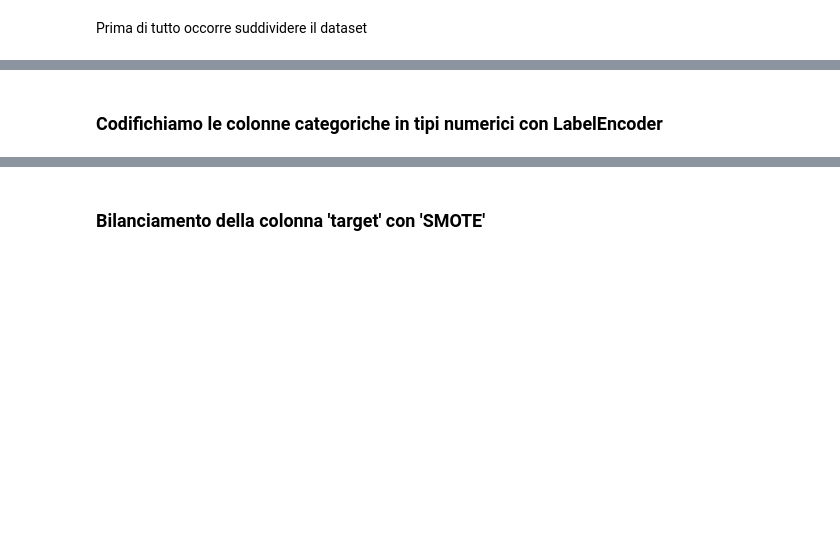
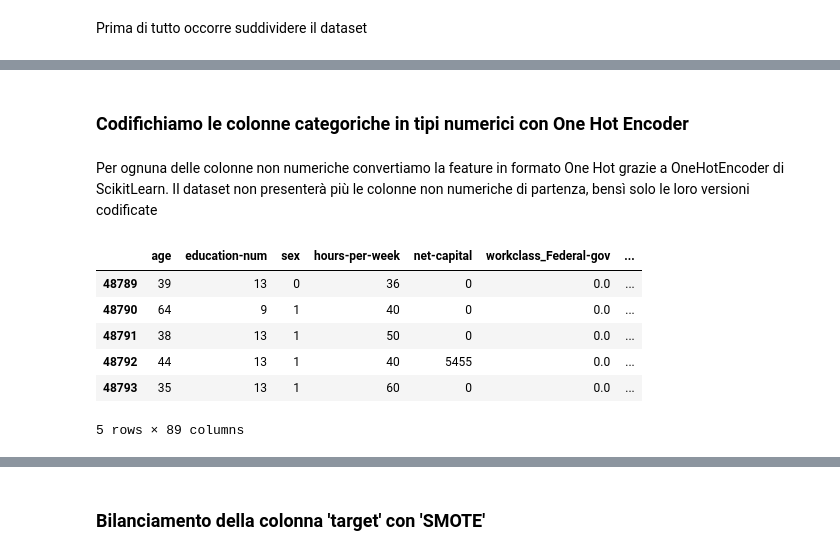
Before and after one commit to NicoSanse/ML_Project, a Jupyter notebook: Project.ipynb, the cells around one changed output, grey strips where cells are left out. Drawn from its saved outputs; the diff is of its cells as text; code cells hidden in the pictures; blank space fills up the shorter version.

```diff
--- a/Project.ipynb
+++ b/Project.ipynb
@@ -1049,12 +1051,12 @@ Invece ciò che si farà sarà considerare l'uso di modelli robusti agli outlier
 Prima di tutto occorre suddividere il dataset
 # %%
 fnlwgt =pd.DataFrame()
-fnlwgt = df[['fnlwgt']].copy()
+fnlwgt = df[['fnlwgt']]
 
 y = pd.DataFrame()
-y = df[['target']].copy()
+y = df[['target']]
 
-X = df.drop(labels=['fnlwgt', 'target'], axis=1).copy()
+X = df.drop(labels=['fnlwgt', 'target'], axis=1)
 # %%
 fnlwgt
 # %% [output]
@@ -1106,2 +1123,20 @@ X
 # %% [markdown]
-### Codifichiamo le colonne categoriche in tipi numerici con LabelEncoder
+### Codifichiamo le colonne categoriche in tipi numerici con One Hot Encoder
+# %% [markdown]
+Per ognuna delle colonne non numeriche convertiamo la feature in formato One Hot grazie a OneHotEncoder di ScikitLearn. Il dataset non presenterà più le colonne non numeriche di partenza, bensì solo le loro versioni codificate
+# %%
+one_hot_encoder = OneHotEncoder(sparse_output=False).set_output(transform='pandas')
+
+for categorical_column in ['workclass', 'marital-status', 'occupation', 'relationship', 'race', 'native-country']:
+    one_hot_encoded_feature = one_hot_encoder.fit_transform(X[[categorical_column]].astype('category'))
+    X = pd.concat([X, one_hot_encoded_feature], axis=1).drop(columns=categorical_column)
+
+X.tail()
+# %% [output]
+|  | age | education-num | sex | hours-per-week | net-capital | workclass_Federal-gov | ... |
+| 48789 | 39 | 13 | 0 | 36 | 0 | 0.0 | ... |
+| 48790 | 64 | 9 | 1 | 40 | 0 | 0.0 | ... |
+| 48791 | 38 | 13 | 1 | 50 | 0 | 0.0 | ... |
+| 48792 | 44 | 13 | 1 | 40 | 5455 | 0.0 | ... |
+| 48793 | 35 | 13 | 1 | 60 | 0 | 0.0 | ... |
+5 rows × 89 columns
```
Also changed, not shown: parts of 35 cells of this notebook, 2 other files.
